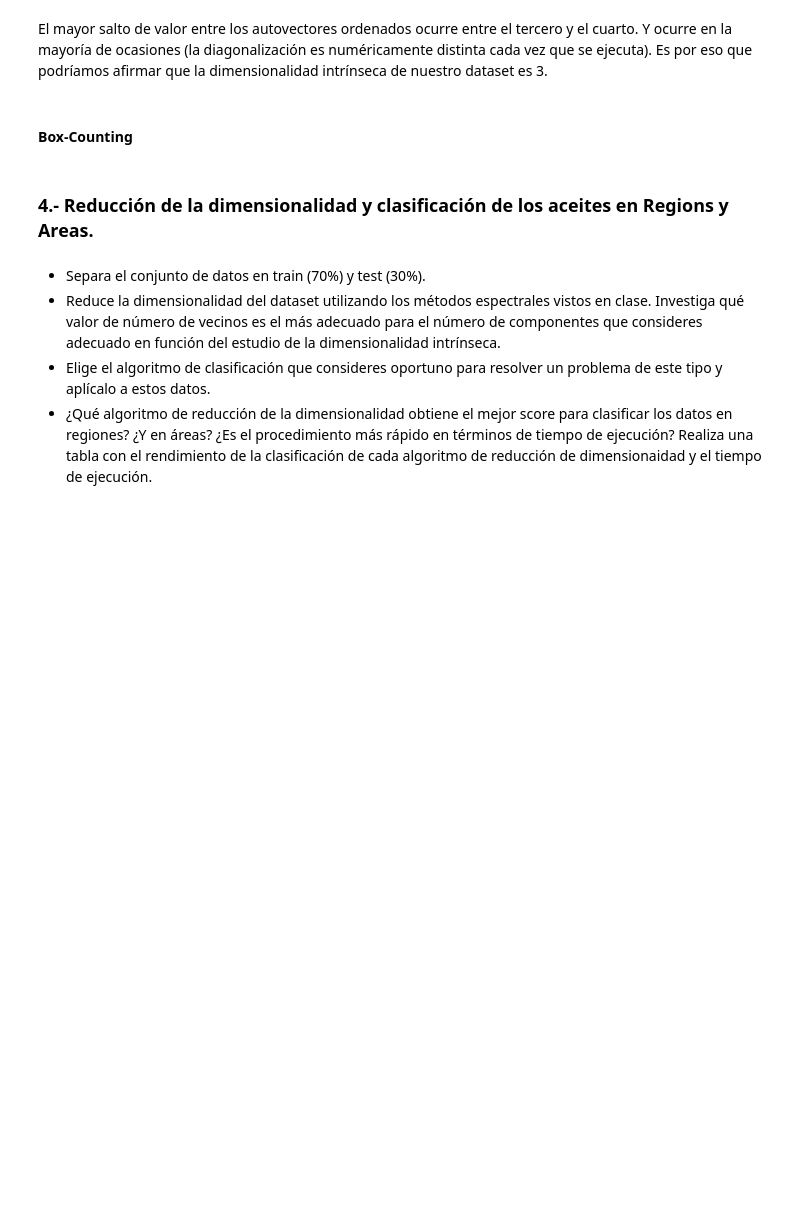
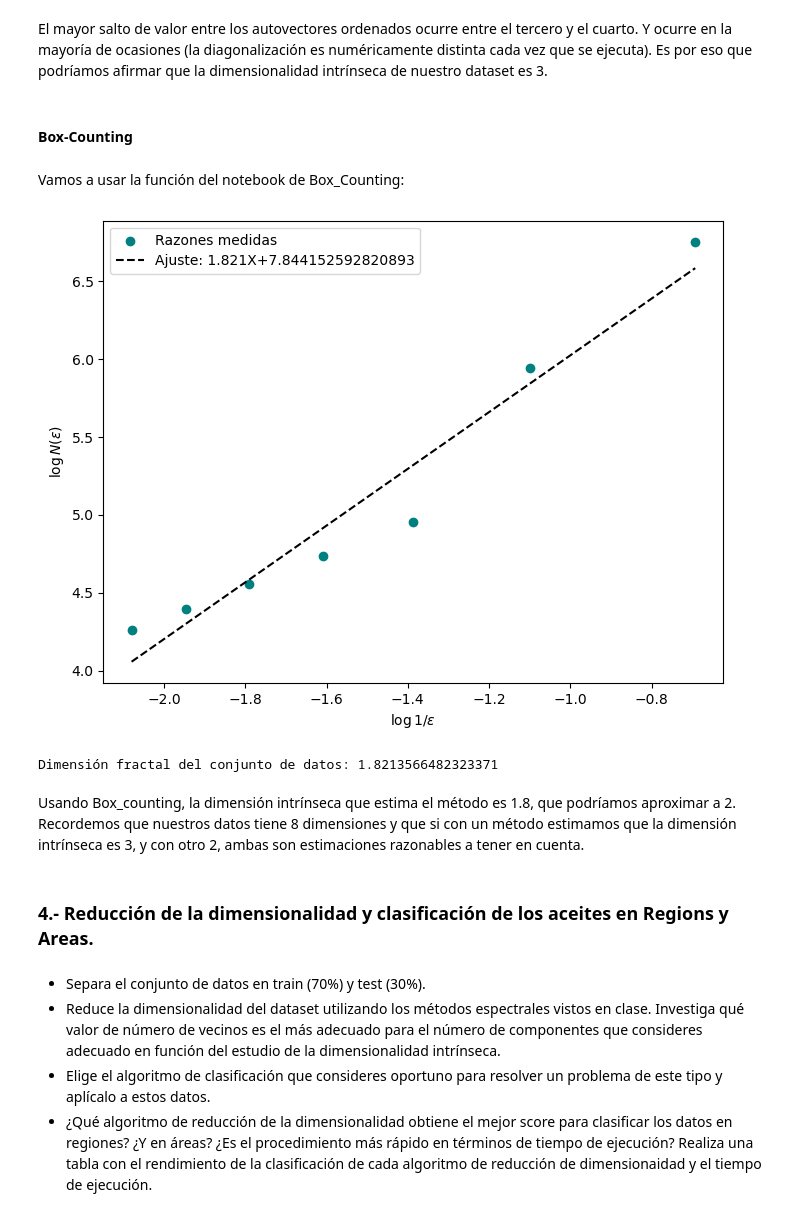
Before and after one commit to jemarle/AMII, a Jupyter notebook: Proyecto_aceite_oliva/Ejercicio_alumno_Carlos.ipynb, the cells around one changed output. Saved outputs shown, nothing was run; the diff lists cells and outputs as text; code cells hidden in the pictures; blank space fills up the shorter version.

Commit message:
fractal dimension complete

```diff
--- a/Proyecto_aceite_oliva/Ejercicio_alumno_Carlos.ipynb
+++ b/Proyecto_aceite_oliva/Ejercicio_alumno_Carlos.ipynb
@@ -816,3 +817,5 @@ Puesto que cada vez que se ejecuta este fragmento superior de código, la diagon
 El mayor salto de valor entre los autovectores ordenados ocurre entre el tercero y el cuarto. Y ocurre en la mayoría de ocasiones (la diagonalización es numéricamente distinta cada vez que se ejecuta). Es por eso que podríamos afirmar que la dimensionalidad intrínseca de nuestro dataset es 3.
 # %% [markdown]
 #### Box-Counting
+# %% [markdown]
+Vamos a usar la función del notebook de Box_Counting:
@@ -819,3 +892,11 @@ El mayor salto de valor entre los autovectores ordenados ocurre entre el tercero
+# %%
+fd = fractal_dimension_nd(X, n_offsets=15, n_samples=25, plot=True)
+print(f"Dimensión fractal del conjunto de datos: {fd}")
+# %% [output]
+[figure, added]
+Dimensión fractal del conjunto de datos: 1.8213566482323371
+# %% [markdown]
+Usando Box_counting, la dimensión intrínseca que estima el método es 1.8, que podríamos aproximar a 2. Recordemos que nuestros datos tiene 8 dimensiones y que si con un método estimamos que la dimensión intrínseca es 3, y con otro 2, ambas son estimaciones razonables a tener en cuenta.
 # %% [markdown]
 ### 4.- Reducción de la dimensionalidad y clasificación de los aceites en Regions y Areas.
 # %% [markdown]
```
Also changed, not shown: parts of 14 cells of this notebook.
